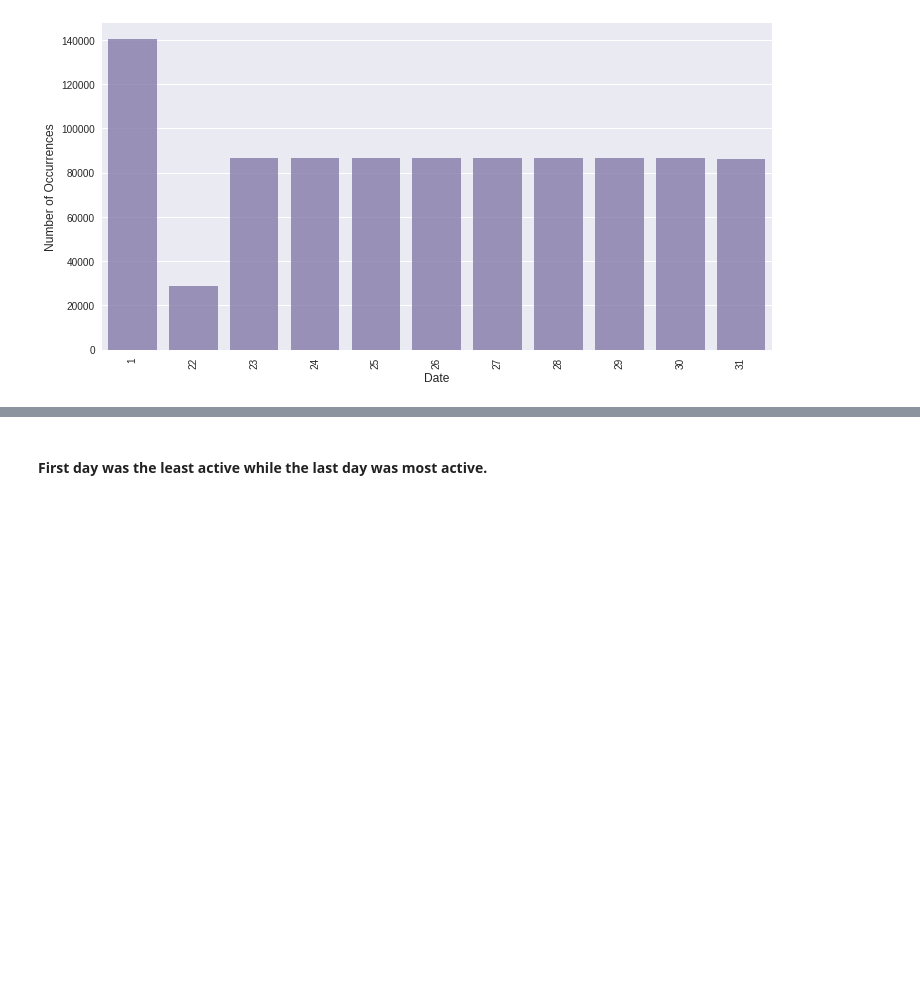
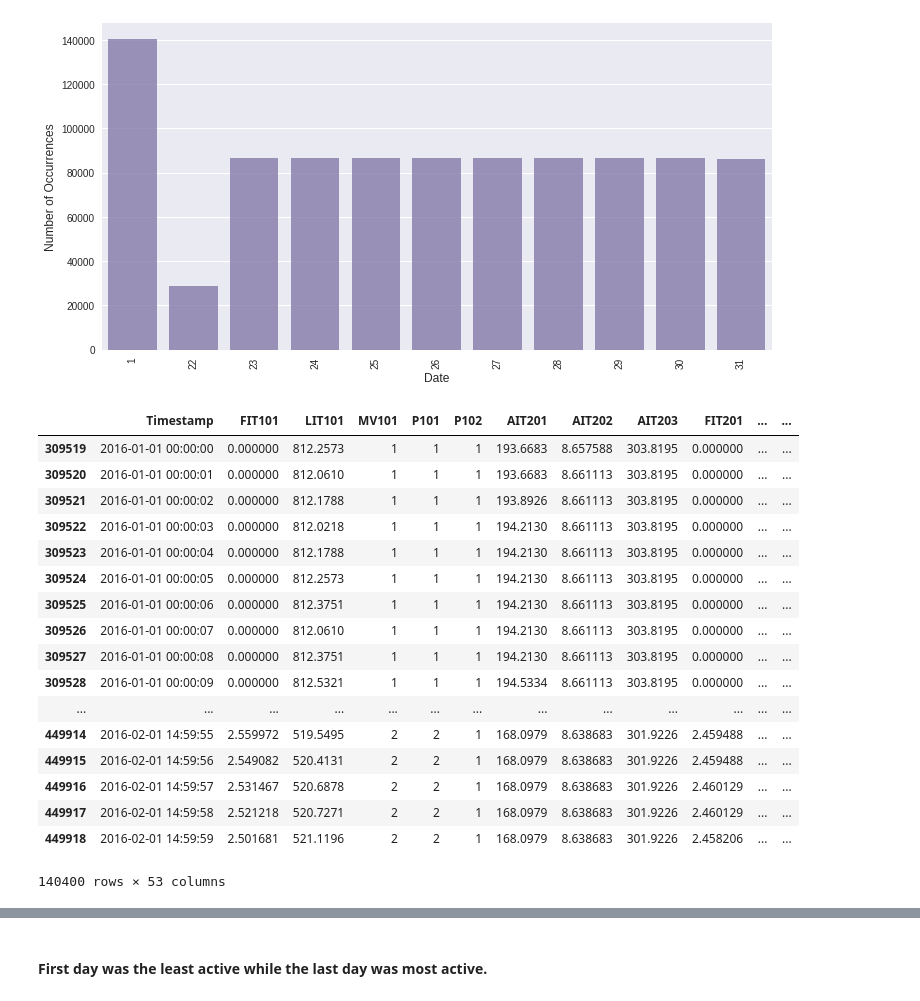
Before and after one commit to laure-delisle/SWaT, a Jupyter notebook: EDA/data_analysis.ipynb, the cells around one changed output, grey strips where cells are left out. Cells and saved outputs as stored; diff of their text form; code cells hidden in the pictures; blank space fills up the shorter version.

```diff
--- a/EDA/data_analysis.ipynb
+++ b/EDA/data_analysis.ipynb
@@ -103,3 +74,24 @@ plt.ylabel('Number of Occurrences', fontsize=12)
 plt.show()
 # %% [output]
 [figure]
+# %%
+pdata[pdata['Timestamp'].dt.day == 1]
+# %% [output]
+|  | Timestamp | FIT101 | LIT101 | MV101 | P101 | P102 | AIT201 | AIT202 | AIT203 | FIT201 | ... | ... |
+| 309519 | 2016-01-01 00:00:00 | 0.000000 | 812.2573 | 1 | 1 | 1 | 193.6683 | 8.657588 | 303.8195 | 0.000000 | ... | ... |
+| 309520 | 2016-01-01 00:00:01 | 0.000000 | 812.0610 | 1 | 1 | 1 | 193.6683 | 8.661113 | 303.8195 | 0.000000 | ... | ... |
+| 309521 | 2016-01-01 00:00:02 | 0.000000 | 812.1788 | 1 | 1 | 1 | 193.8926 | 8.661113 | 303.8195 | 0.000000 | ... | ... |
+| 309522 | 2016-01-01 00:00:03 | 0.000000 | 812.0218 | 1 | 1 | 1 | 194.2130 | 8.661113 | 303.8195 | 0.000000 | ... | ... |
+| 309523 | 2016-01-01 00:00:04 | 0.000000 | 812.1788 | 1 | 1 | 1 | 194.2130 | 8.661113 | 303.8195 | 0.000000 | ... | ... |
+| 309524 | 2016-01-01 00:00:05 | 0.000000 | 812.2573 | 1 | 1 | 1 | 194.2130 | 8.661113 | 303.8195 | 0.000000 | ... | ... |
+| 309525 | 2016-01-01 00:00:06 | 0.000000 | 812.3751 | 1 | 1 | 1 | 194.2130 | 8.661113 | 303.8195 | 0.000000 | ... | ... |
+| 309526 | 2016-01-01 00:00:07 | 0.000000 | 812.0610 | 1 | 1 | 1 | 194.2130 | 8.661113 | 303.8195 | 0.000000 | ... | ... |
+| 309527 | 2016-01-01 00:00:08 | 0.000000 | 812.3751 | 1 | 1 | 1 | 194.2130 | 8.661113 | 303.8195 | 0.000000 | ... | ... |
+| 309528 | 2016-01-01 00:00:09 | 0.000000 | 812.5321 | 1 | 1 | 1 | 194.5334 | 8.661113 | 303.8195 | 0.000000 | ... | ... |
+| ... | ... | ... | ... | ... | ... | ... | ... | ... | ... | ... | ... | ... |
+| 449914 | 2016-02-01 14:59:55 | 2.559972 | 519.5495 | 2 | 2 | 1 | 168.0979 | 8.638683 | 301.9226 | 2.459488 | ... | ... |
+| 449915 | 2016-02-01 14:59:56 | 2.549082 | 520.4131 | 2 | 2 | 1 | 168.0979 | 8.638683 | 301.9226 | 2.459488 | ... | ... |
+| 449916 | 2016-02-01 14:59:57 | 2.531467 | 520.6878 | 2 | 2 | 1 | 168.0979 | 8.638683 | 301.9226 | 2.460129 | ... | ... |
+| 449917 | 2016-02-01 14:59:58 | 2.521218 | 520.7271 | 2 | 2 | 1 | 168.0979 | 8.638683 | 301.9226 | 2.460129 | ... | ... |
+| 449918 | 2016-02-01 14:59:59 | 2.501681 | 521.1196 | 2 | 2 | 1 | 168.0979 | 8.638683 | 301.9226 | 2.458206 | ... | ... |
+140400 rows × 53 columns
```
Also changed, not shown: parts of 26 cells of this notebook.
